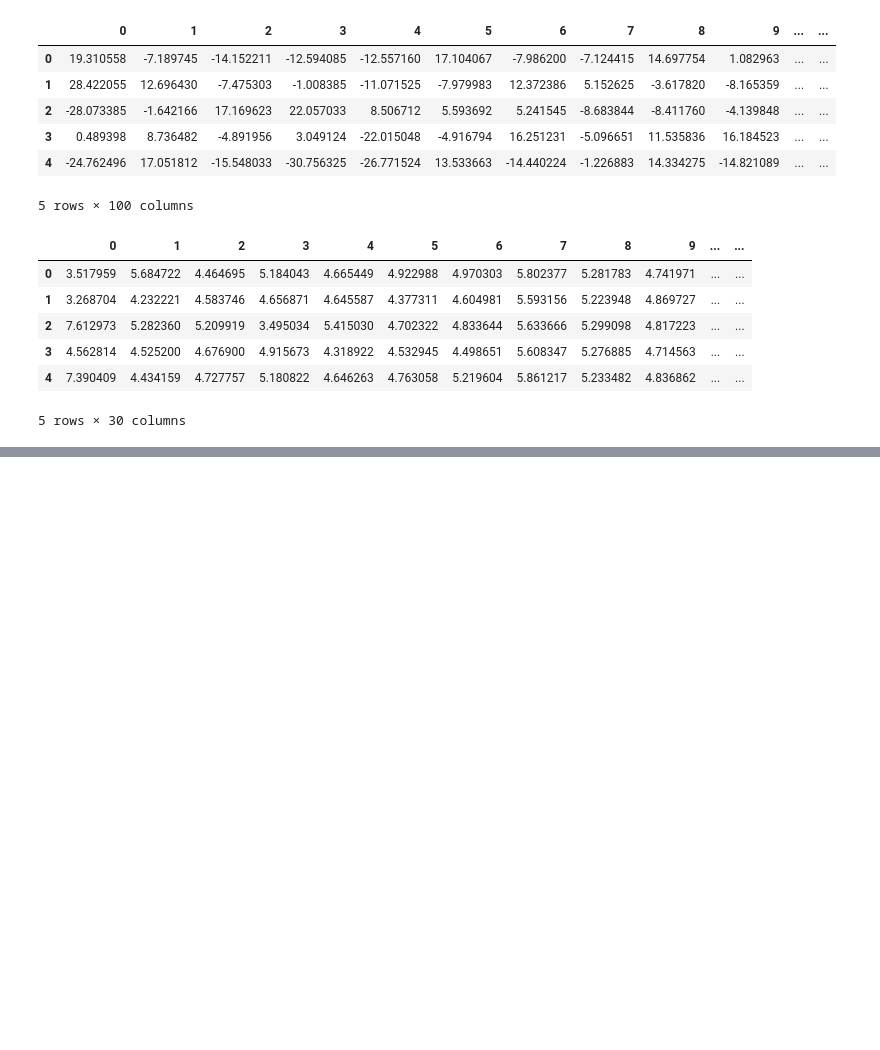
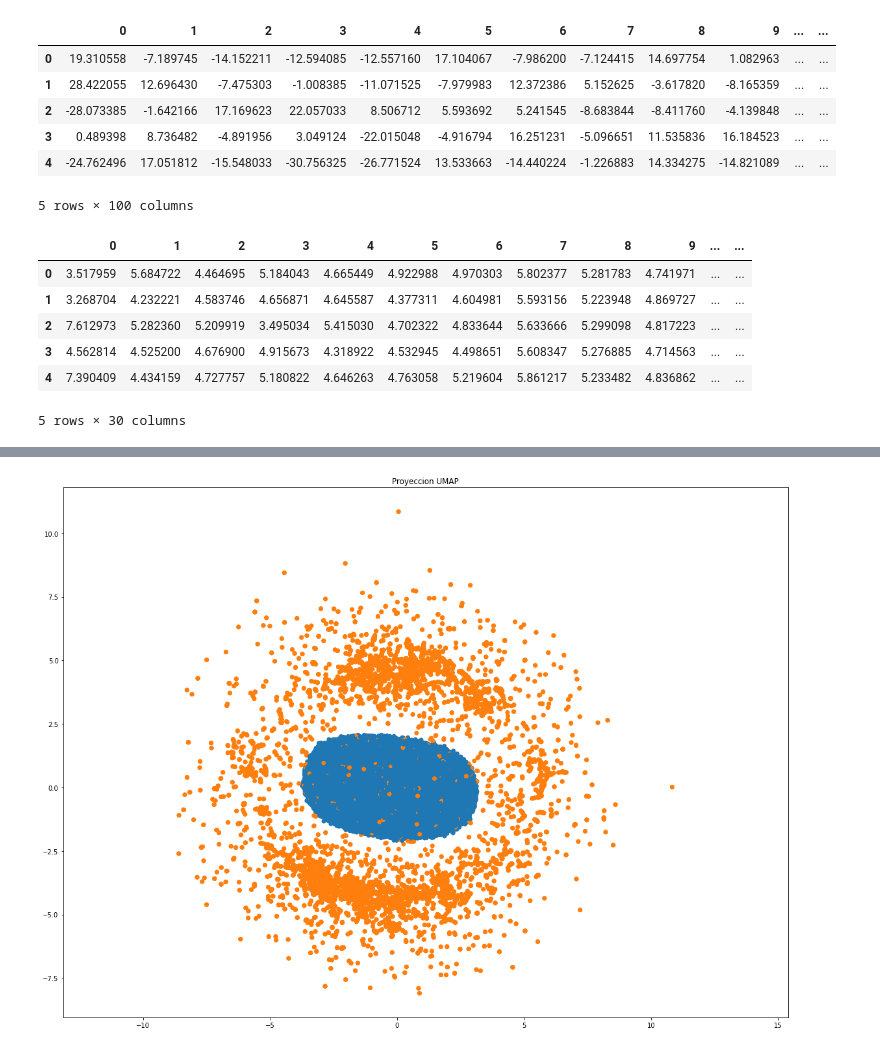
Before and after one commit to rodrigogalan/Proyecto_final, a Jupyter notebook: 2-Reduccion.ipynb, the cells around one changed output, grey strips where cells are left out. Saved outputs shown, nothing was run; the diff lists cells and outputs as text; code cells hidden in the pictures; blank space fills up the shorter version.

```diff
--- a/2-Reduccion.ipynb
+++ b/2-Reduccion.ipynb
@@ -152,0 +169,11 @@ test_umap.to_csv('./data/test_umap.csv', index = False)
+# %%
+X = train.drop(columns=['target', 'ID_code'])
+
+y = train.target
+
+X_train, X_test, y_train, y_test = train_test_split(X, y, test_size=0.2, train_size=0.8, random_state=42)
+# %%
+train_umap = umap.UMAP(n_components=2, metric='cosine').fit_transform(X=X_train,y=y_train)
+# %%
+train_umap = pd.DataFrame(train_umap)
+train_umap.shape
@@ -152,0 +182,3 @@ test_umap.to_csv('./data/test_umap.csv', index = False)
+# %%
+train_umap['target']=pd.DataFrame(y_train.reset_index(drop=True))['target']
+train_umap.head()
@@ -152,0 +192,9 @@ test_umap.to_csv('./data/test_umap.csv', index = False)
+# %%
+plt.figure(figsize=(20, 15))
+
+plt.scatter(x=train_umap[0], y = train_umap[1], c=[sns.color_palette()[x] for x in train_umap.target])
+
+plt.gca().set_aspect('equal', 'datalim')
+plt.title('Proyeccion UMAP');
+# %% [output]
+[figure, added]
```
Also changed, not shown: parts of 14 cells of this notebook, 2 other files.
